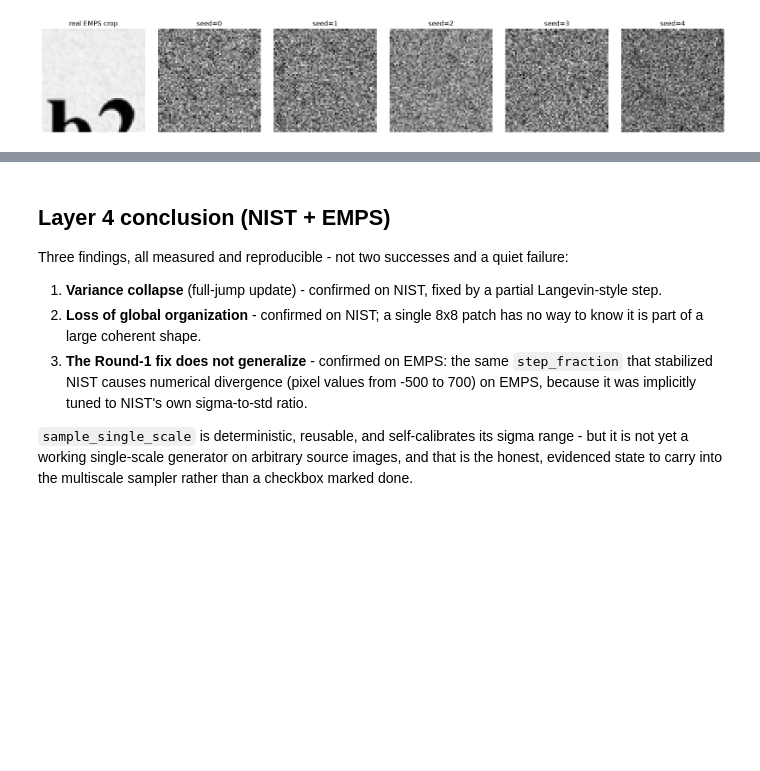
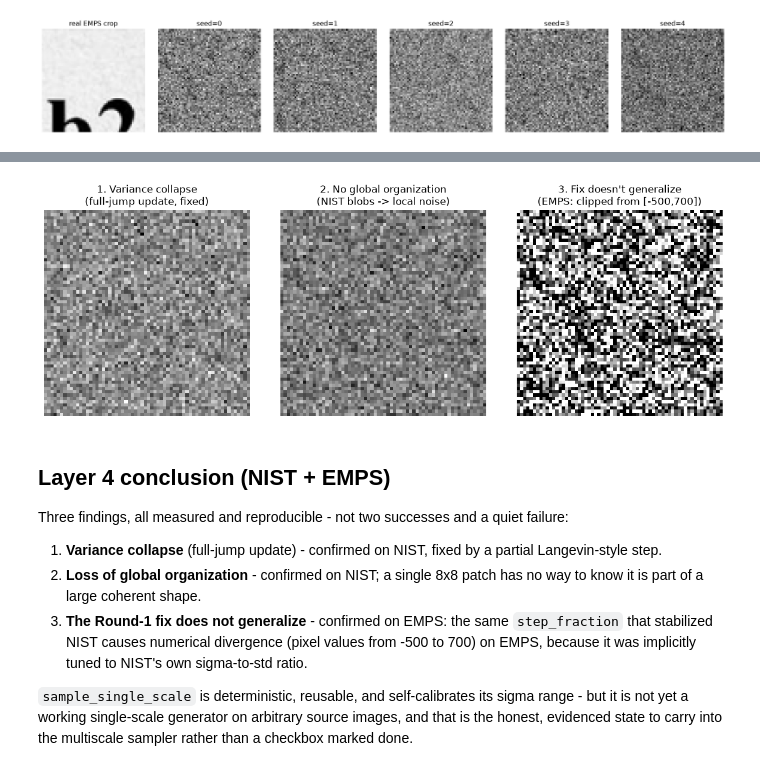
Before and after one commit to Chani-Pappenhaim/AMAT_4_Chana, a Jupyter notebook: notebooks/pipeline/single_scale_sampler_verification.ipynb, the cells around one changed output, grey strips where cells are left out. Saved outputs shown, nothing was run; the diff lists cells and outputs as text; code cells hidden in the pictures; blank space fills up the shorter version.

```diff
--- a/notebooks/pipeline/single_scale_sampler_verification.ipynb
+++ b/notebooks/pipeline/single_scale_sampler_verification.ipynb
@@ -254,3 +305,22 @@ plt.show()
+# %%
+fig, axes = plt.subplots(1, 3, figsize=(12, 4))
+
+axes[0].imshow(history[0], cmap="gray")
+axes[0].set_title("1. Variance collapse\n(full-jump update, fixed)")
+axes[0].axis("off")
+
+axes[1].imshow(final_image, cmap="gray")
+axes[1].set_title("2. No global organization\n(NIST blobs -> local noise)")
+axes[1].axis("off")
+
+axes[2].imshow(np.clip(emps_results[0], 0, 255), cmap="gray")
+axes[2].set_title("3. Fix doesn't generalize\n(EMPS: clipped from [-500,700])")
+axes[2].axis("off")
+
+plt.tight_layout()
+plt.show()
+# %% [output]
+[figure, added]
 # %% [markdown]
 ## Layer 4 conclusion (NIST + EMPS)
 
```
Also changed, not shown: parts of 4 cells of this notebook, 1 other file.
